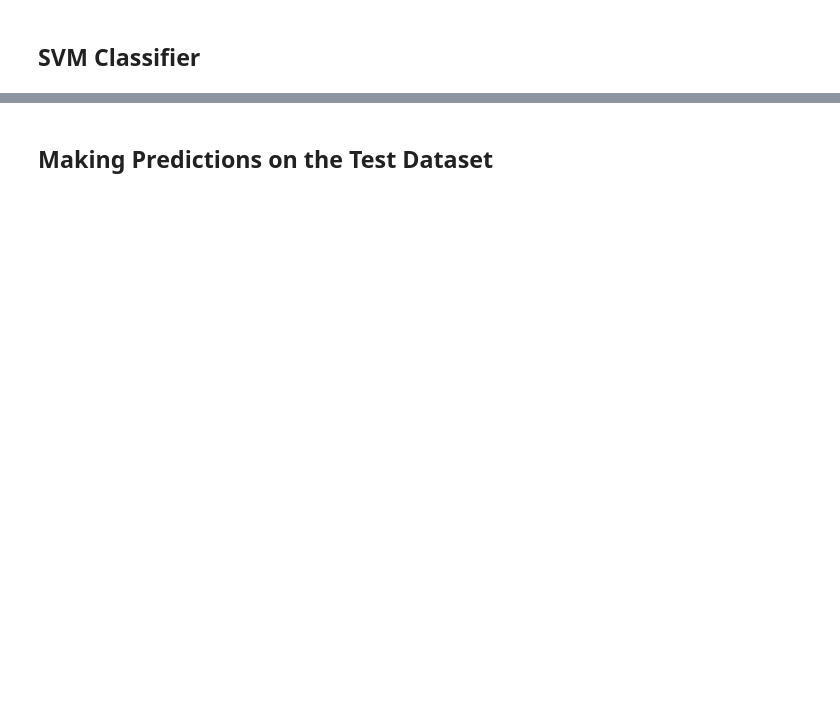
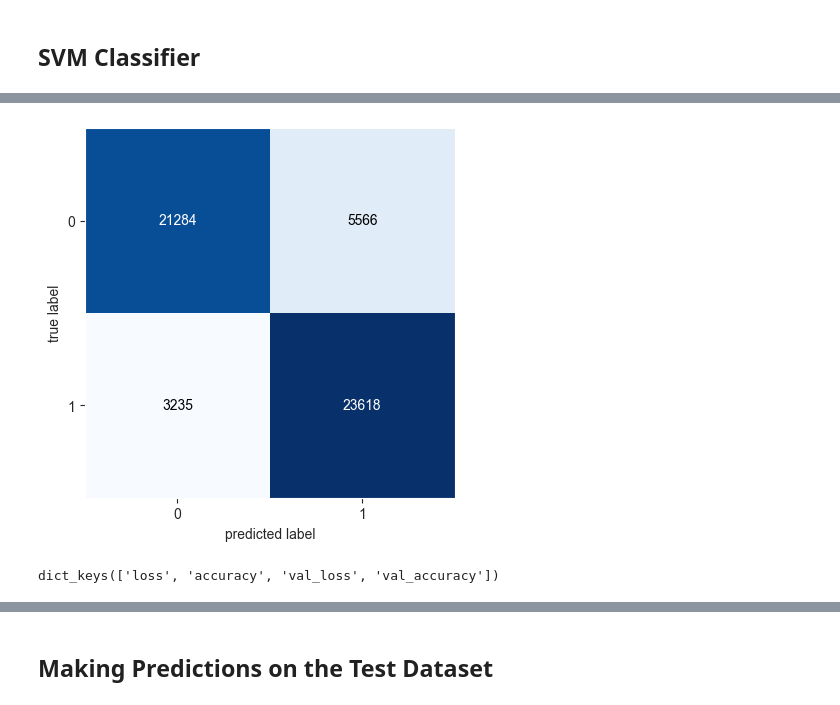
Before and after one commit to theHinneh/machine_failure_prediction, a Jupyter notebook: machine_failure_prediction.ipynb, the cells around one changed output, grey strips where cells are left out. Drawn from its saved outputs; the diff is of its cells as text; code cells hidden in the pictures; blank space fills up the shorter version.

```diff
--- a/machine_failure_prediction.ipynb
+++ b/machine_failure_prediction.ipynb
@@ -508,6 +628,0 @@ from sklearn.neural_network import MLPClassifier
-# %%
-# Instantiating the Neural Network Classifier
-mlp = MLPClassifier(random_state=42)
-
-# Fitting the Neural Network Classifier to the data
-mlp.fit(X_train, y_train)
@@ -548,0 +637,19 @@ We'll use the Random Forest Classifier to make predictions on the test dataset.
+# %%
+# instantiating the Neural Network Classifier
+model = Sequential()
+
+# Adding the input layer and the first hidden layer
+model.add(Dense(units=11, activation='relu', input_dim=X_train.shape[1]))
+model.add(Dense(11, activation='relu'))
+model.add(Dense(8, activation='relu'))
+model.add(Dense(5, activation='relu'))
+model.add(Dense(3, activation='relu'))
+model.add(Dense(1, activation='sigmoid'))
+
+# optimizing the model
+adam = keras.optimizers.Adam(learning_rate=0.001)
+
+model.compile(optimizer=adam, loss='binary_crossentropy', metrics=['accuracy'])
+
+# Fitting the Neural Network Classifier to the data
+history = model.fit(X_train, y_train, batch_size=121, epochs=110, validation_data=(X_test, y_test), verbose=0)
@@ -548,0 +684,2 @@ We'll use the Random Forest Classifier to make predictions on the test dataset.
+# %%
+predictions = model.predict(X_test)
@@ -548,0 +688,14 @@ We'll use the Random Forest Classifier to make predictions on the test dataset.
+# %%
+predictions = tf.squeeze(predictions)
+predicted = np.array([1 if x >= 0.5 else 0 for x in predictions])
+actual = np.array(y_test)
+
+conf_mat = confusion_matrix(actual, predicted)
+fig, ax = plot_confusion_matrix(conf_mat=conf_mat)
+plt.show()
+# %% [output]
+[figure, added]
+# %%
+history.history.keys()
+# %% [output]
+dict_keys(['loss', 'accuracy', 'val_loss', 'val_accuracy'])
```
Also changed, not shown: parts of 65 cells of this notebook, 4 other files.
